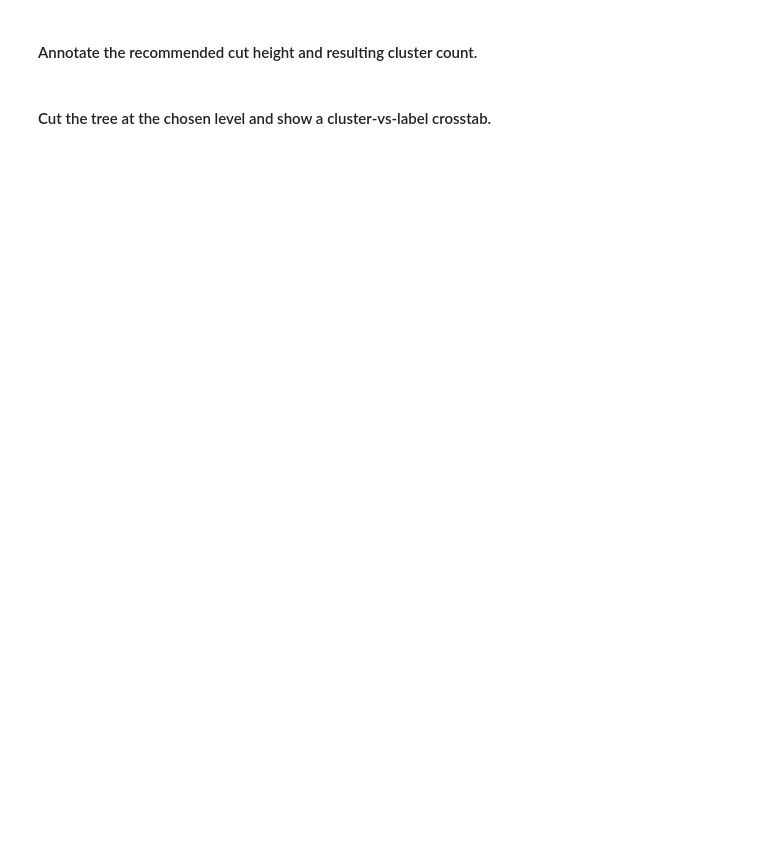
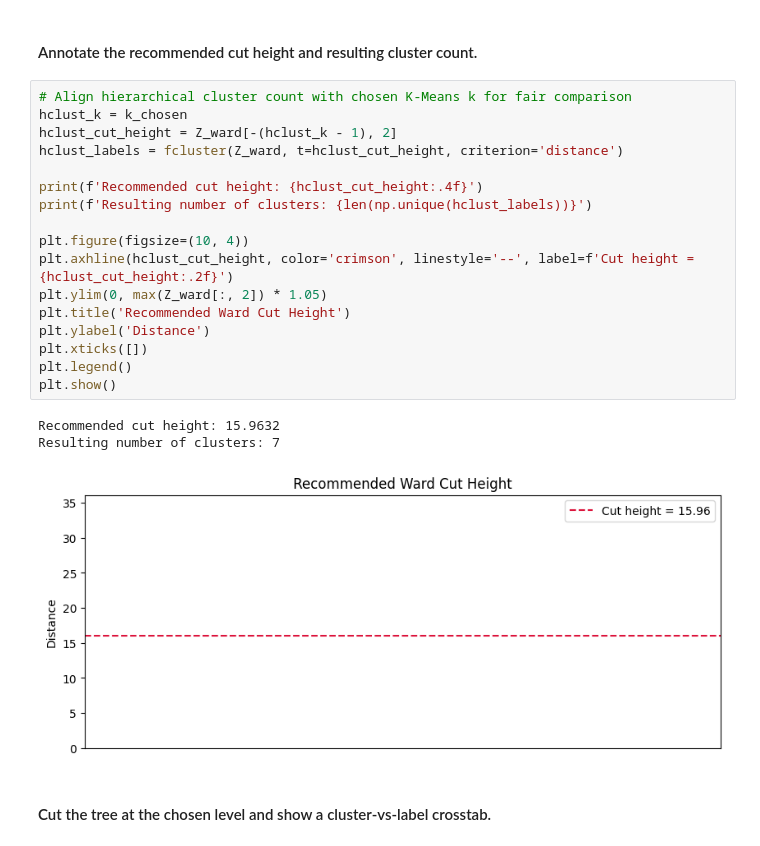
Before and after one commit to fatima-1206/DM-Heart-Disease-Prediction-System, a Jupyter notebook: notebooks/i232616_DM_ASST04.ipynb, the cells around one changed output. Drawn from its saved outputs; the diff is of its cells as text; blank space fills up the shorter version.

```diff
--- a/notebooks/i232616_DM_ASST04.ipynb
+++ b/notebooks/i232616_DM_ASST04.ipynb
@@ -310,4 +499,25 @@ Use the standardized feature matrix without the target label.
 # %% [markdown]
 #### Annotate the recommended cut height and resulting cluster count.
+# %%
+# Align hierarchical cluster count with chosen K-Means k for fair comparison
+hclust_k = k_chosen
+hclust_cut_height = Z_ward[-(hclust_k - 1), 2]
+hclust_labels = fcluster(Z_ward, t=hclust_cut_height, criterion='distance')
+
+print(f'Recommended cut height: {hclust_cut_height:.4f}')
+print(f'Resulting number of clusters: {len(np.unique(hclust_labels))}')
+
+plt.figure(figsize=(10, 4))
+plt.axhline(hclust_cut_height, color='crimson', linestyle='--', label=f'Cut height = {hclust_cut_height:.2f}')
+plt.ylim(0, max(Z_ward[:, 2]) * 1.05)
+plt.title('Recommended Ward Cut Height')
+plt.ylabel('Distance')
+plt.xticks([])
+plt.legend()
+plt.show()
+# %% [output]
+Recommended cut height: 15.9632
+Resulting number of clusters: 7
+[figure, added]
 # %% [markdown]
 #### Cut the tree at the chosen level and show a cluster-vs-label crosstab.
```
Also changed, not shown: parts of 27 cells of this notebook.
